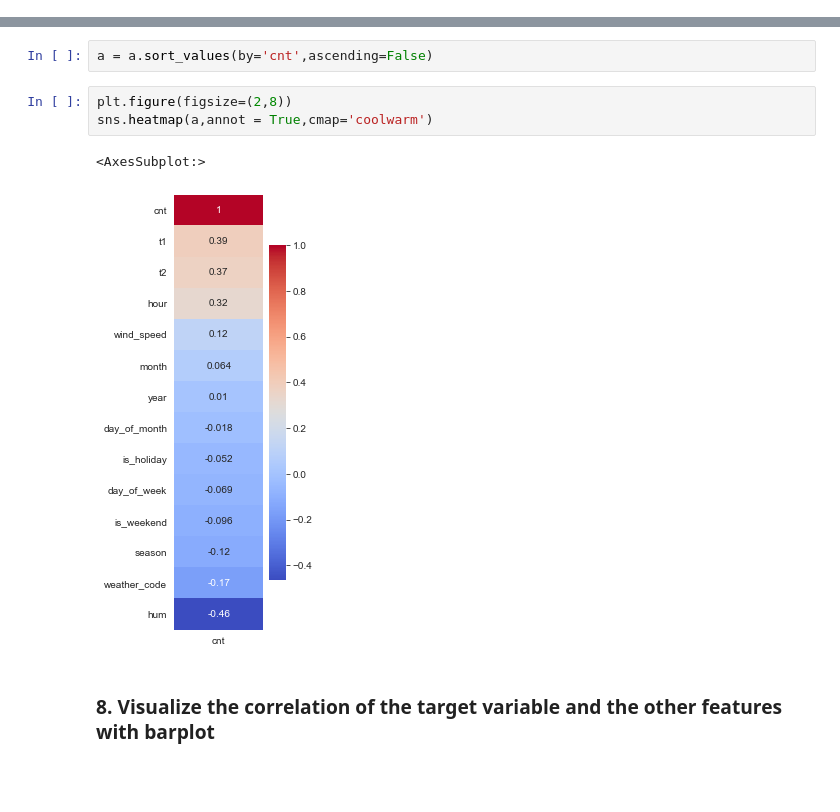
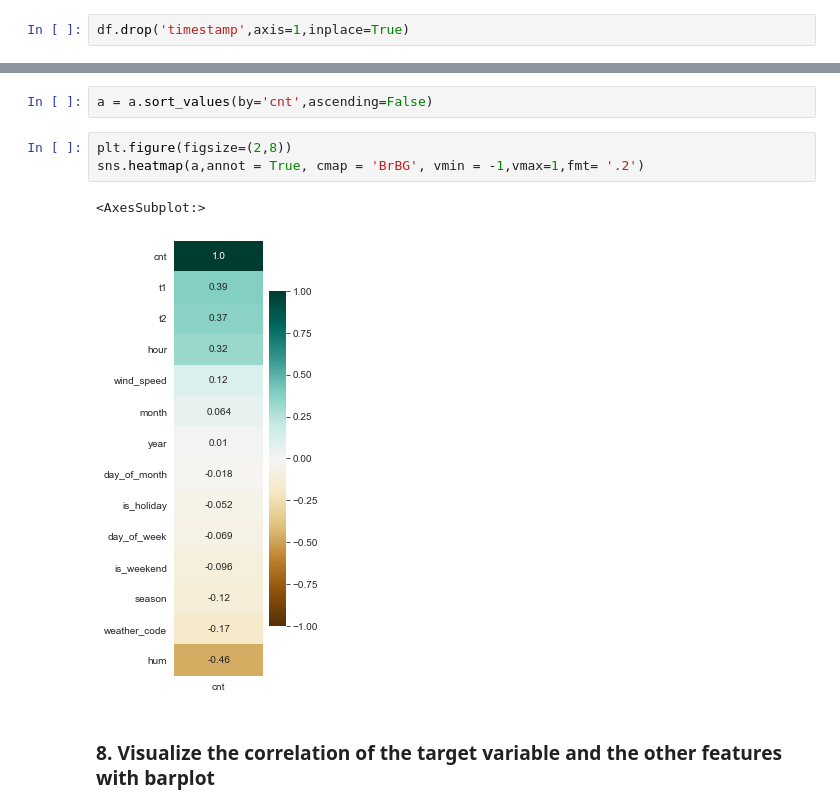
Before and after one commit to MattCon70/projects, a Jupyter notebook: capstone/DV_capstone_final.ipynb, the cells around one changed output, grey strips where cells are left out. Saved outputs shown, nothing was run; the diff lists cells and outputs as text; blank space fills up the shorter version.

```diff
--- a/capstone/DV_capstone_final.ipynb
+++ b/capstone/DV_capstone_final.ipynb
@@ -127,6 +138,8 @@ sns.countplot(df.weather_code);
 df.timestamp = pd.to_datetime(df.timestamp)
 # %%
 df.set_index(df.timestamp, inplace=True)
+# %%
+df.drop('timestamp',axis=1,inplace=True)
 # %%
 df.head()
 # %% [output]
@@ -174,10 +187,10 @@ a = df.corr().loc[:,['cnt']]
 a = a.sort_values(by='cnt',ascending=False)
 # %%
 plt.figure(figsize=(2,8))
-sns.heatmap(a,annot = True,cmap='coolwarm')
+sns.heatmap(a,annot = True, cmap = 'BrBG', vmin = -1,vmax=1,fmt= '.2')
 # %% [output]
 <AxesSubplot:>
-[figure, old version]
+[figure, new version]
 # %% [markdown]
 ### 8. Visualize the correlation of the target variable and the other features with barplot
 # %%
```
Also changed, not shown: parts of 20 cells of this notebook.
